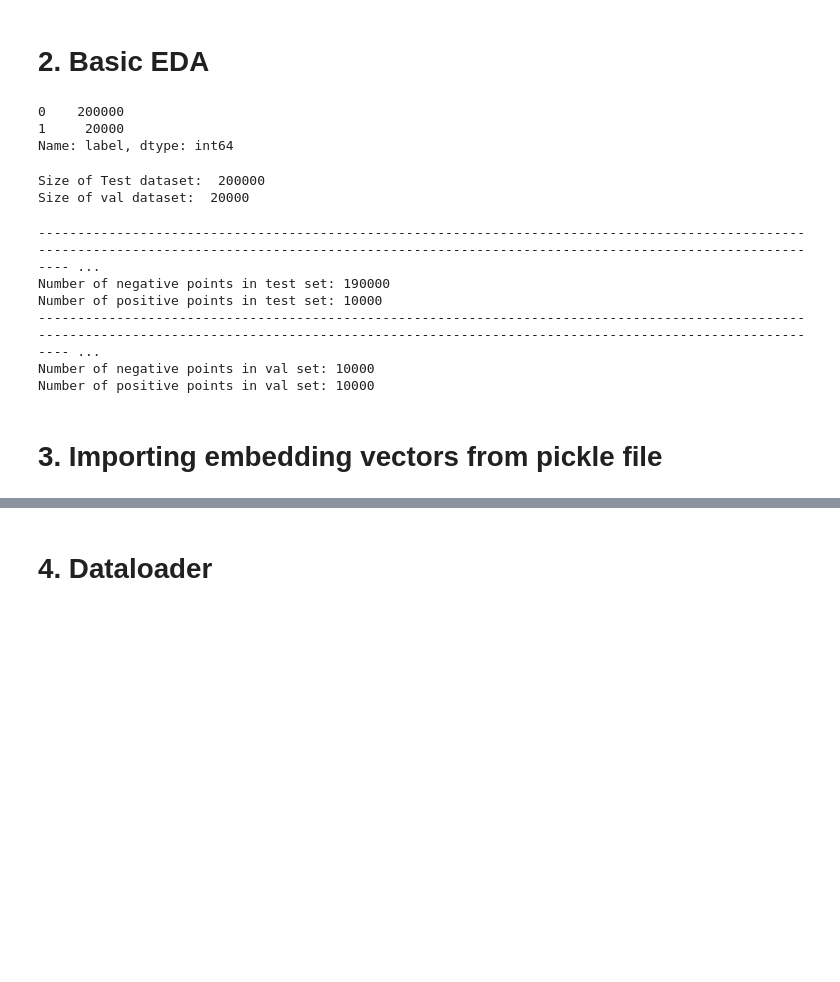
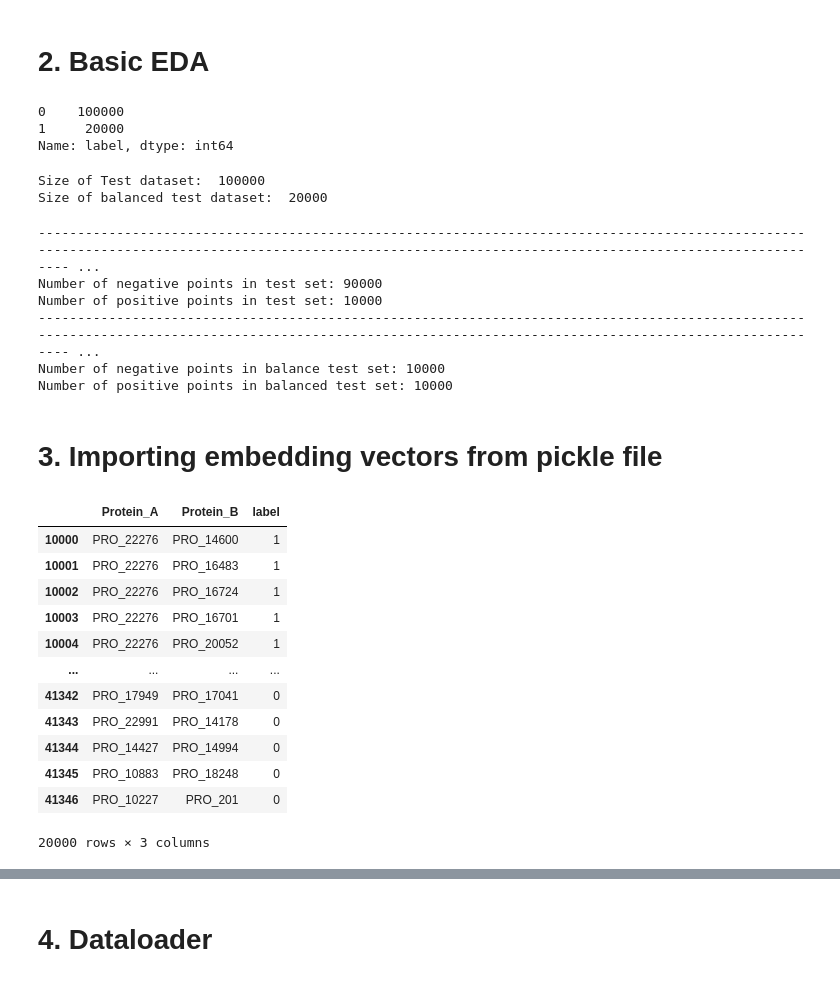
Before and after one commit to zelezniak-lab/PPI_prediction, a Jupyter notebook: model_results_analysis/model_testing.ipynb, the cells around one changed output, grey strips where cells are left out. Cells and saved outputs as stored; diff of their text form; code cells hidden in the pictures; blank space fills up the shorter version.

Commit message:
EE-64 Added code for analysis of model on balanced data

```diff
--- a/model_results_analysis/model_testing.ipynb
+++ b/model_results_analysis/model_testing.ipynb
@@ -32,11 +34,11 @@ test =  pd.read_csv("../../csv_files_new_ppi/training_and_test_set/test_set_with
 # train = pd.concat([train_pos,train_neg])
 
 test_pos = test[test.label == 1][0:20000]
-test_neg = test[test.label ==0][0:len(test_pos)*10]
+test_neg = test[test.label ==0][0:len(test_pos)*5]
 test = pd.concat([test_pos,test_neg])
 test.label.value_counts()
 # %% [output]
-0    200000
+0    100000
 1     20000
 Name: label, dtype: int64
 # %%
@@ -50,10 +56,10 @@ test = pd.concat([test_pos,test_neg])
 # %%
 # print("Size of Train dataset: ", len(train))
 print("Size of Test dataset: ", len(test))
-print("Size of val dataset: ", len(val))
+print("Size of balanced test dataset: ", len(bal_test))
 # %% [output]
-Size of Test dataset:  200000
-Size of val dataset:  20000
+Size of Test dataset:  100000
+Size of balanced test dataset:  20000
 # %%
 # print(f"Number of negative points in training set: {train.label.value_counts()[0]}")
 # print(f"Number of positive points in training set: {train.label.value_counts()[1]}")
@@ -61,20 +67,36 @@ print("----"*57)
 print(f"Number of negative points in test set: {test.label.value_counts()[0]}")
 print(f"Number of positive points in test set: {test.label.value_counts()[1]}")
 print("----"*57)
-print(f"Number of negative points in val set: {val.label.value_counts()[0]}")
-print(f"Number of positive points in val set: {val.label.value_counts()[1]}")
+print(f"Number of negative points in balance test set: {bal_test.label.value_counts()[0]}")
+print(f"Number of positive points in balanced test set: {bal_test.label.value_counts()[1]}")
 # %% [output]
 -------------------------------------------------------------------------------------------------------------------------------------------------------------------------------------------------------- ...
-Number of negative points in test set: 190000
+Number of negative points in test set: 90000
 Number of positive points in test set: 10000
 -------------------------------------------------------------------------------------------------------------------------------------------------------------------------------------------------------- ...
-Number of negative points in val set: 10000
-Number of positive points in val set: 10000
+Number of negative points in balance test set: 10000
+Number of positive points in balanced test set: 10000
 # %% [markdown]
 # 3. Importing embedding vectors from pickle file
 # %%
 with open("../../pickle/embedding_vectors_pickle/sum_of_amino_acid_vector.pickle",'rb') as handle:
     dc = pickle.load(handle)
+# %%
+bal_test
+# %% [output]
+|  | Protein_A | Protein_B | label |
+| 10000 | PRO_22276 | PRO_14600 | 1 |
+| 10001 | PRO_22276 | PRO_16483 | 1 |
+| 10002 | PRO_22276 | PRO_16724 | 1 |
+| 10003 | PRO_22276 | PRO_16701 | 1 |
+| 10004 | PRO_22276 | PRO_20052 | 1 |
+| ... | ... | ... | ... |
+| 41342 | PRO_17949 | PRO_17041 | 0 |
+| 41343 | PRO_22991 | PRO_14178 | 0 |
+| 41344 | PRO_14427 | PRO_14994 | 0 |
+| 41345 | PRO_10883 | PRO_18248 | 0 |
+| 41346 | PRO_10227 | PRO_201 | 0 |
+20000 rows × 3 columns
 # %%
 def return_embed(prot_name):
     try:
```
Also changed, not shown: parts of 17 cells of this notebook.
